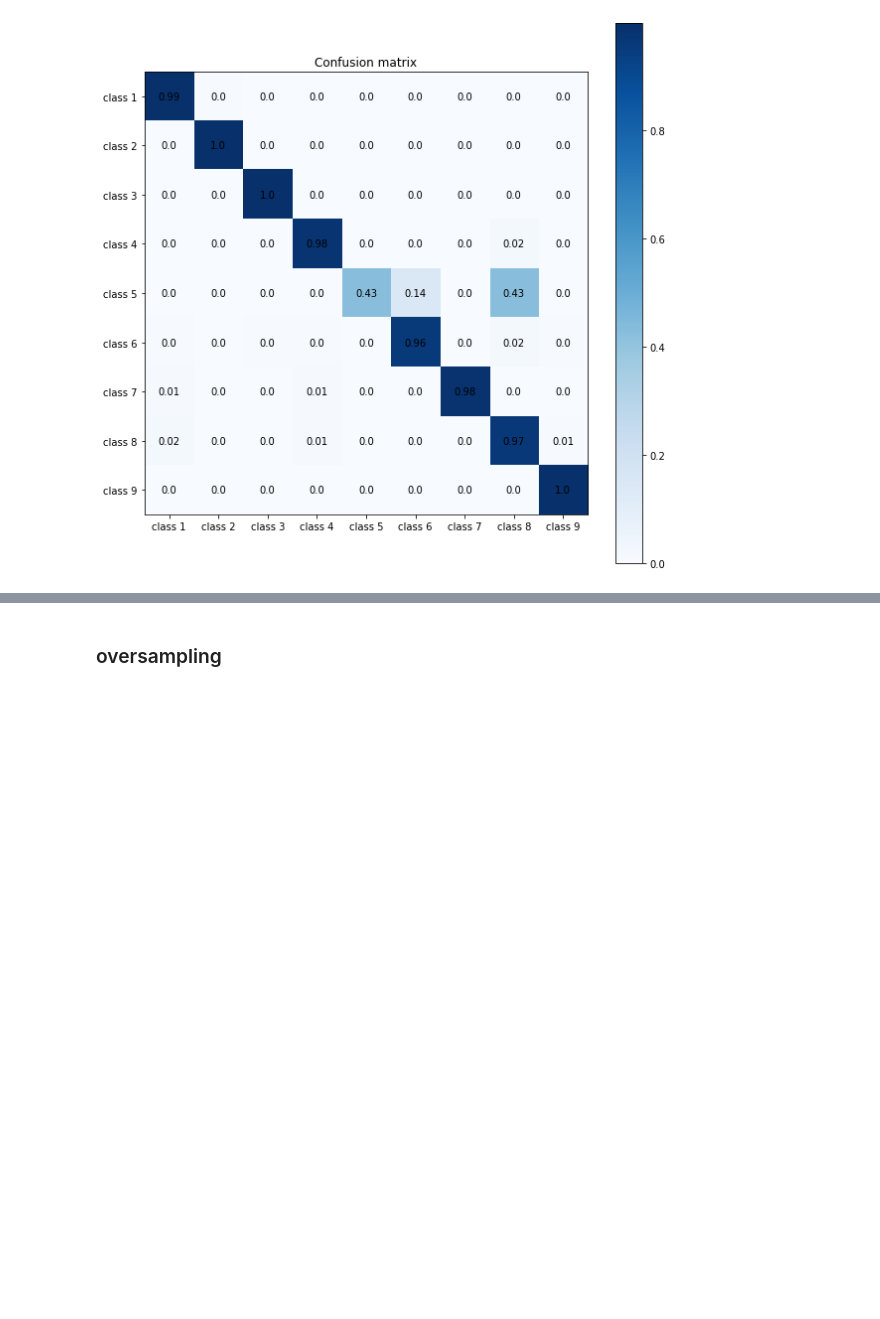
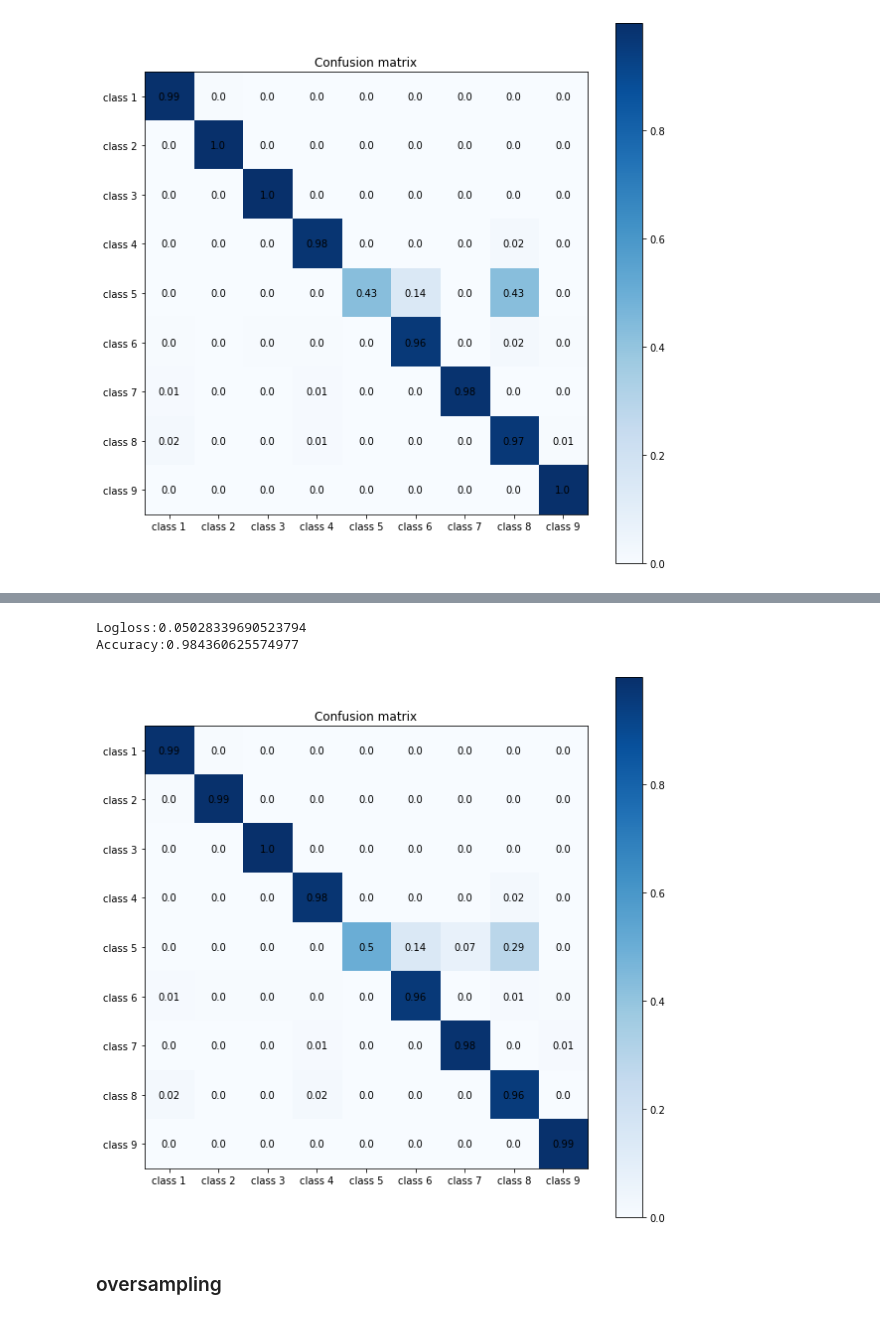
Before and after one commit to tomarga/Machine-Burning, a Jupyter notebook: model.ipynb, the cells around one changed output, grey strips where cells are left out. Cells and saved outputs as stored; diff of their text form; code cells hidden in the pictures; blank space fills up the shorter version.

```diff
--- a/model.ipynb
+++ b/model.ipynb
@@ -106,3 +142,34 @@ def extra_tree(X_train, X_test, y_train, y_test):
+# %%
+def xgboost_weighted(X_train, X_test, y_train):
+    class_weights = list(class_weight.compute_class_weight('balanced', np.unique(features['Class']),features['Class']))
+    w_array = np.ones(y_train.shape[0], dtype = 'float')
+    for i, val in enumerate(y_train):
+        w_array[i] = class_weights[val-1]
+
+    param = {
+        'booster' : 'gbtree',
+        'eval_metric' : 'logloss',
+        'scale_pos_weight' : 1.0,
+        'nthread' : 8,
+        'bst:colsample_bytree' : 0.5,
+        #'seed' = seed,
+        'max_depth': 3,  # the maximum depth of each tree
+        'eta': 0.3,  # the training step for each iteration
+        'silent': 1,  # logging mode - quiet
+        'objective': 'multi:softprob',  # error evaluation for multiclass training
+        'num_class': 9}  # the number of classes that exist in this datset
+    num_round = 50  # the number of training iterations
+
+
+    y_train = [int(x-1) for x in y_train]
+
+    dtrain = xgb.DMatrix(X_train, label=y_train, weight=w_array)
+    dtest = xgb.DMatrix(X_test)
+    bst = xgb.train(param, dtrain, num_round)
+
+    preds = bst.predict(dtest)
+    best_preds = np.asarray([np.argmax(line) for line in preds])
+    return best_preds, preds
 # %% [markdown]
 ###  confusion matrix
 # %%
@@ -448,3 +330,21 @@ Accuracy :
+# %%
+#xgboost sa dodanim težinama
+X=selected_features.iloc[:,1:110]
+X_train, X_test, y_train, y_test = train_test_split( X, features['Class'], test_size=0.3, random_state=47)
+pred = xgboost_weighted(X_train, X_test, y_train)
+
+y_test = [int(x-1) for x in y_test]
+score_log = log_loss(y_test,pred[1],eps=1e-15)
+score_acc = accuracy_score(y_test, pred[0])
+
+print('Logloss:' + str(score_log))
+print('Accuracy:' + str(score_acc))
+
+make_and_plot_confusion_matrix(y_test,pred[0])
+# %% [output]
+Logloss:0.05028339690523794
+Accuracy:0.984360625574977
+[figure, added]
 # %% [markdown]
 ### oversampling
 # %%
```
Also changed, not shown: parts of 49 cells of this notebook.
